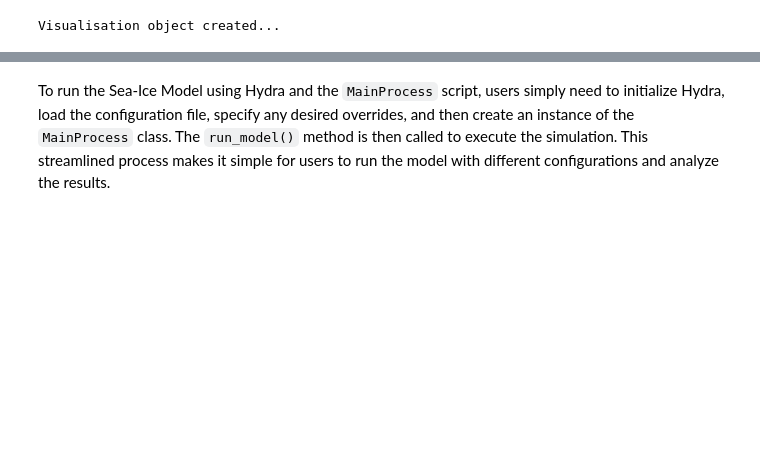
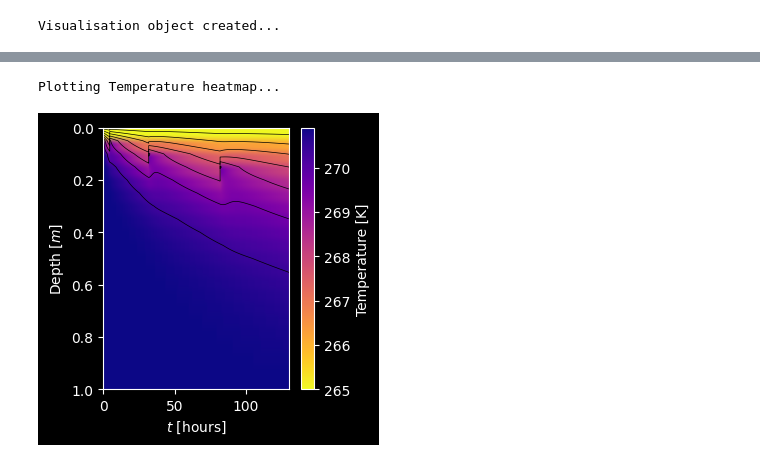
Before and after one commit to starry-phoenix/spyice-thesis, a Jupyter notebook: example/example_with_different_userinputs.ipynb, the cells around one changed output, grey strips where cells are left out. Saved outputs shown, nothing was run; the diff lists cells and outputs as text; code cells hidden in the pictures; blank space fills up the shorter version.

```diff
--- a/example/example_with_different_userinputs.ipynb
+++ b/example/example_with_different_userinputs.ipynb
@@ -156,2 +138,0 @@ from spyice.main_process import MainProcess
-# %% [markdown]
-To run the Sea-Ice Model using Hydra and the `MainProcess` script, users simply need to initialize Hydra, load the configuration file, specify any desired overrides, and then create an instance of the `MainProcess` class. The `run_model()` method is then called to execute the simulation. This streamlined process makes it simple for users to run the model with different configurations and analyze the results.
@@ -166,0 +139,5 @@ with initialize(version_base=None, config_path="conf"):
+# %%
+model_visualization_object.plot_temperature_heatmap(savefig=False, show=True)
+# %% [output]
+Plotting Temperature heatmap...
+[figure, added]
```
Also changed, not shown: parts of 28 cells of this notebook, 6 other files.
